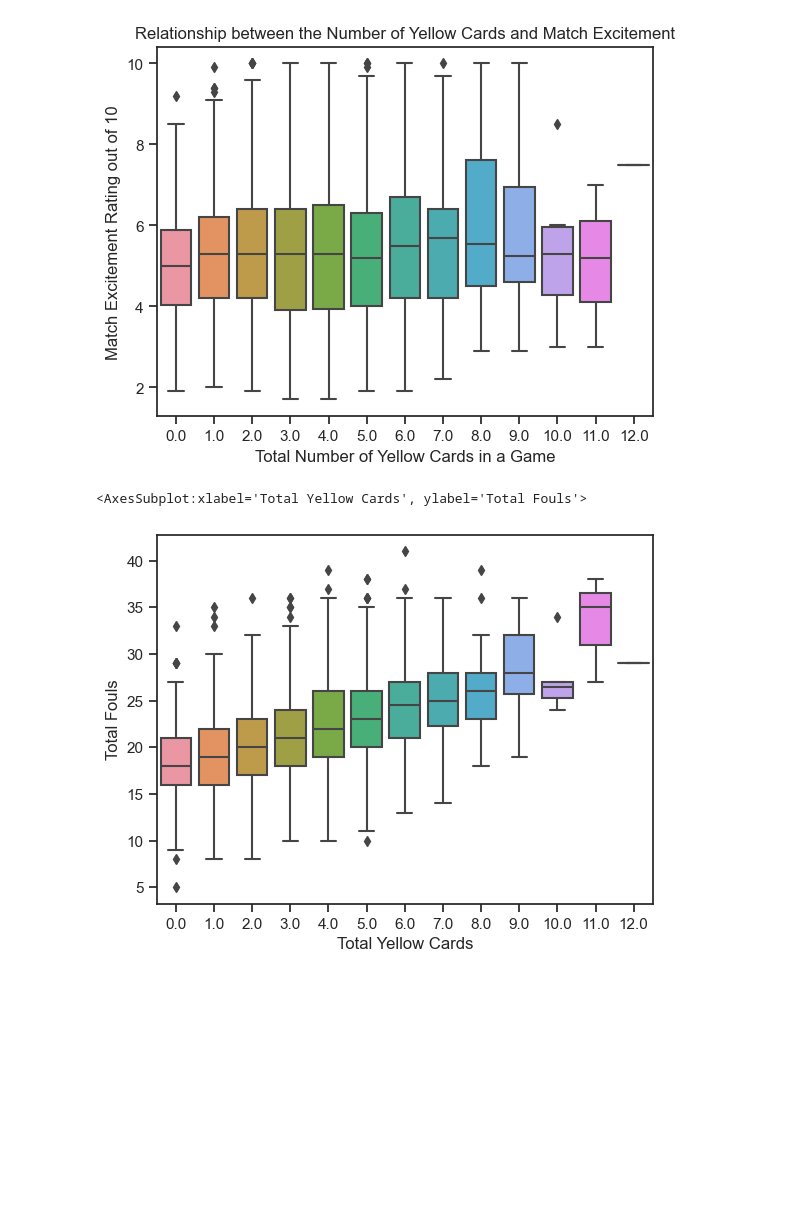
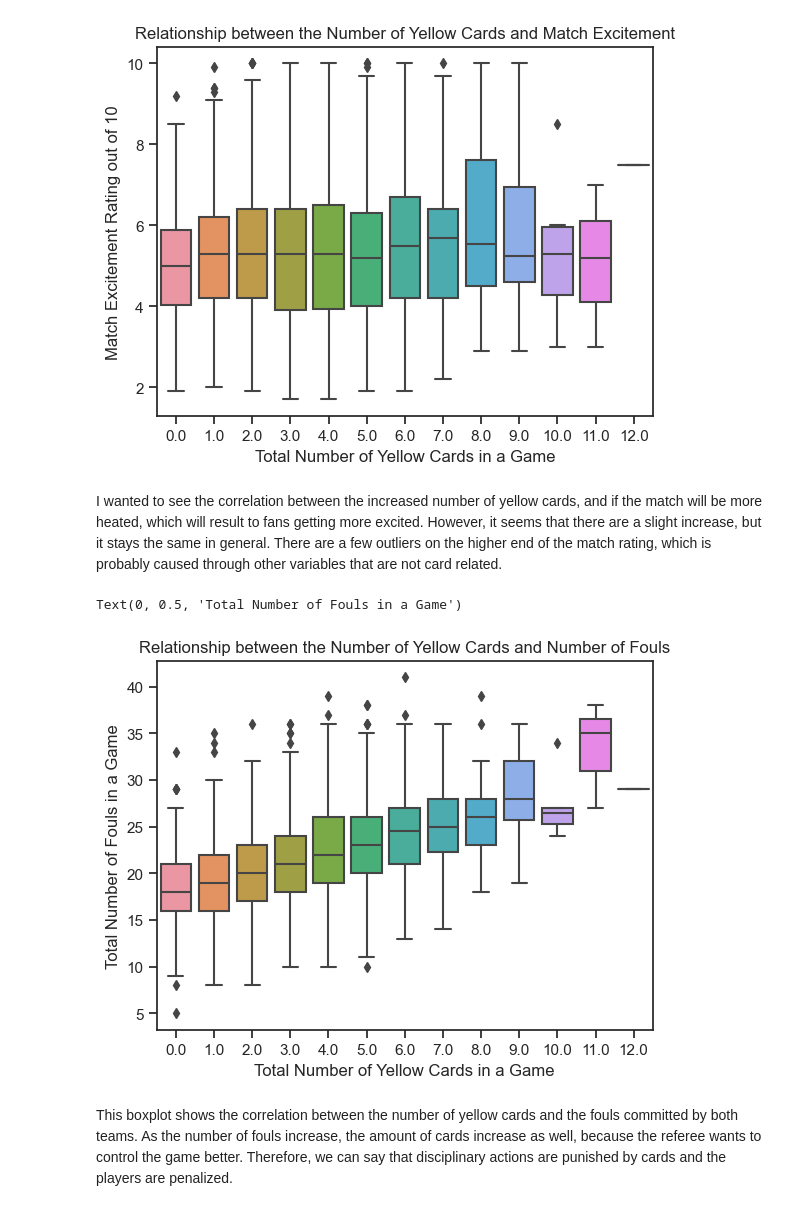
Before and after one commit to ubco-W2022T2-data301/Group14, a Jupyter notebook: analysis/analysis3.ipynb, the cells around one changed output. Saved outputs shown, nothing was run; the diff lists cells and outputs as text; code cells hidden in the pictures; blank space fills up the shorter version.

```diff
--- a/analysis/analysis3.ipynb
+++ b/analysis/analysis3.ipynb
@@ -113,13 +113,20 @@ plt.ylabel("Match Excitement Rating out of 10")
 # %% [output]
 Text(0, 0.5, 'Match Excitement Rating out of 10')
 [figure]
+# %% [markdown]
+I wanted to see the correlation between the increased number of yellow cards, and if the match will be more heated, which will result to fans getting more excited. However, it seems that there are a slight increase, but it stays the same in general. There are a few outliers on the higher end of the match rating, which is probably caused through other variables that are not card related.
 # %%
 #Plot between total fouls and total yellow cards.
 
 sns.boxplot(x='Total Yellow Cards', y='Total Fouls', data=df_subset)
+plt.title("Relationship between the Number of Yellow Cards and Number of Fouls")
+plt.xlabel("Total Number of Yellow Cards in a Game")
+plt.ylabel("Total Number of Fouls in a Game")
 # %% [output]
-<AxesSubplot:xlabel='Total Yellow Cards', ylabel='Total Fouls'>
+Text(0, 0.5, 'Total Number of Fouls in a Game')
-[figure, old version]
+[figure, new version]
+# %% [markdown]
+This boxplot shows the correlation between the number of yellow cards and the fouls committed by both teams. As the number of fouls increase, the amount of cards increase as well, because the referee wants to control the game better. Therefore, we can say that disciplinary actions are punished by cards and the players are penalized.
 # %%
 #Average match excitement rate by Year
 
```
Also changed, not shown: parts of 7 cells of this notebook.
